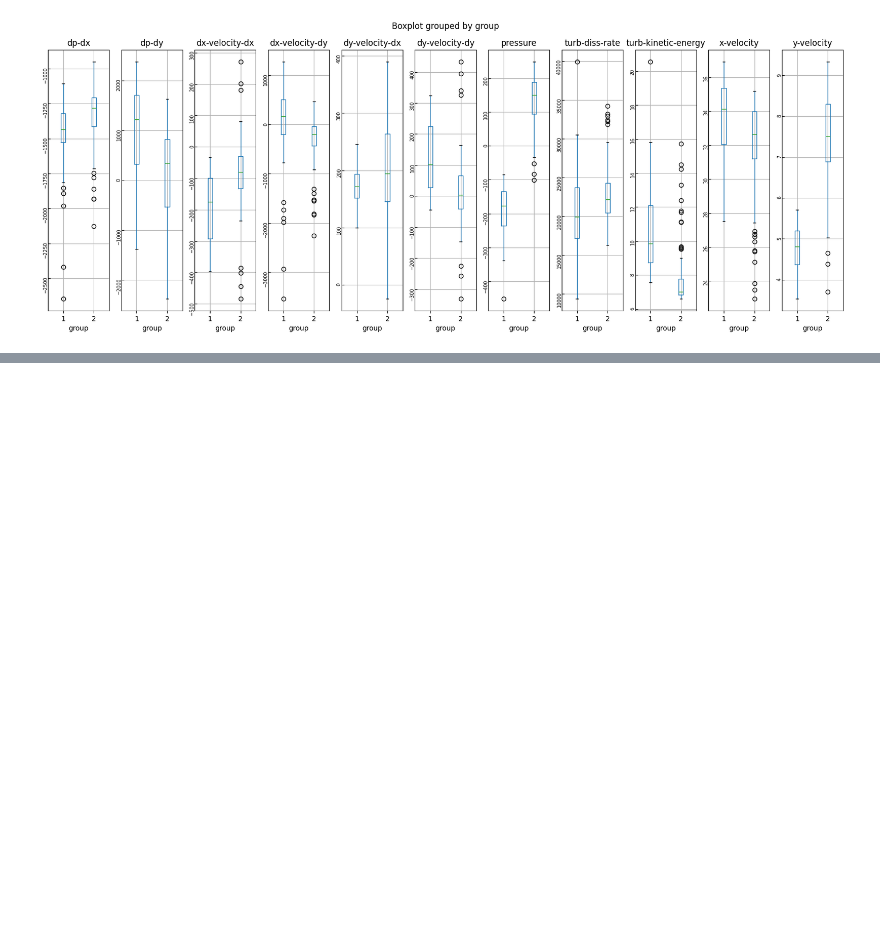
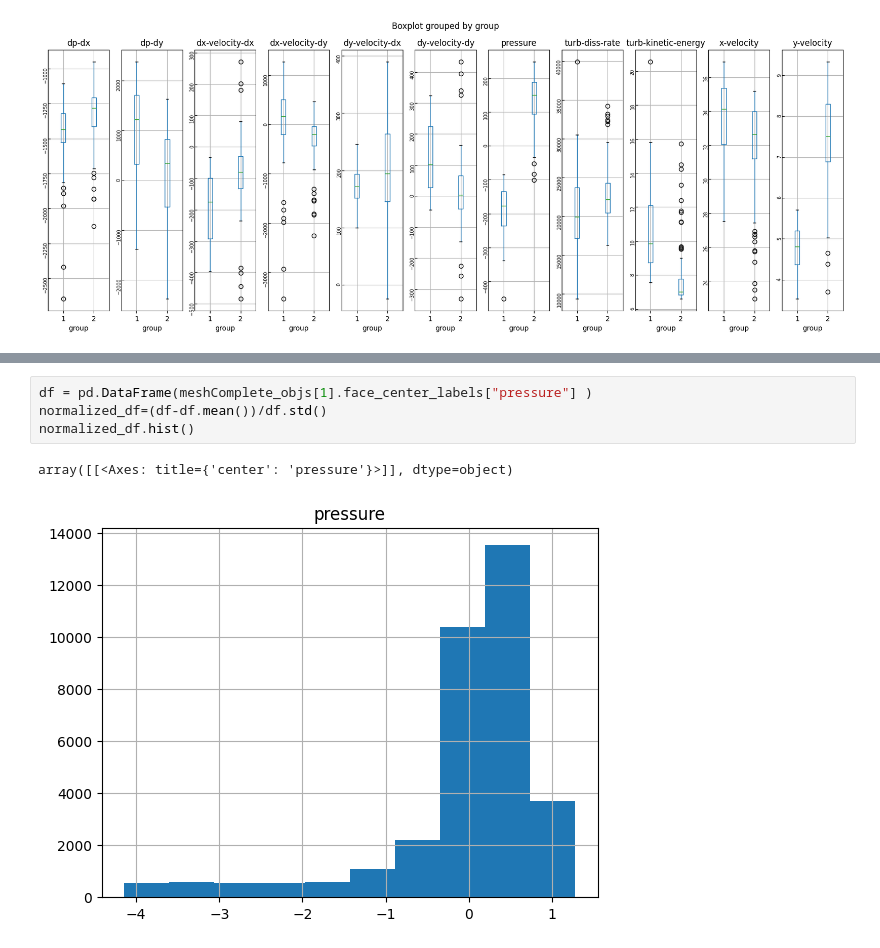
Before and after one commit to MarcelloCeresini/Thesis, a Jupyter notebook: src/analysis/meshComplete_analysis.ipynb, the cells around one changed output, grey strips where cells are left out. Saved outputs shown, nothing was run; the diff lists cells and outputs as text; blank space fills up the shorter version.

```diff
--- a/src/analysis/meshComplete_analysis.ipynb
+++ b/src/analysis/meshComplete_analysis.ipynb
@@ -158,0 +316,7 @@ boxplot_by(label_info, "split")
+# %%
+df = pd.DataFrame(meshComplete_objs[1].face_center_labels["pressure"] )
+normalized_df=(df-df.mean())/df.std()
+normalized_df.hist()
+# %% [output]
+array([[<Axes: title={'center': 'pressure'}>]], dtype=object)
+[figure, added]
```
Also changed, not shown: parts of 29 cells of this notebook, 4 other files.
